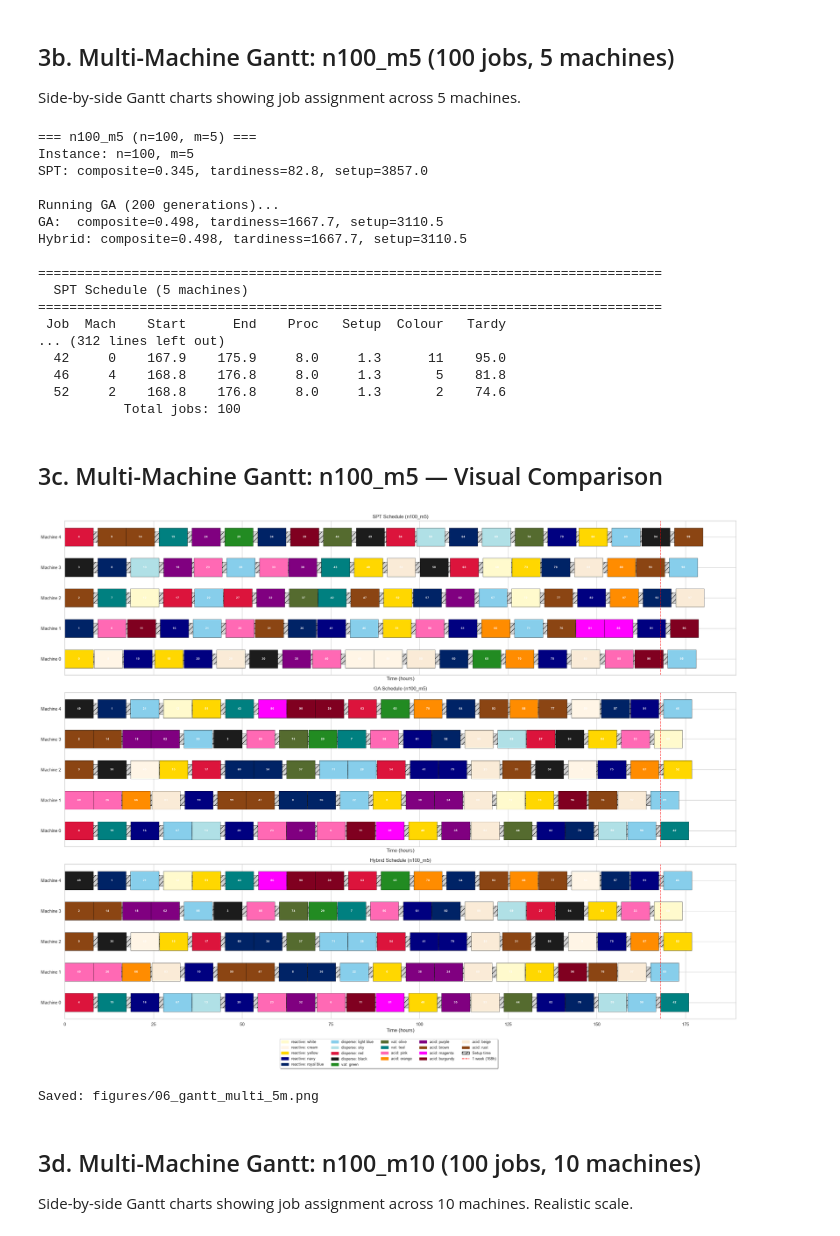
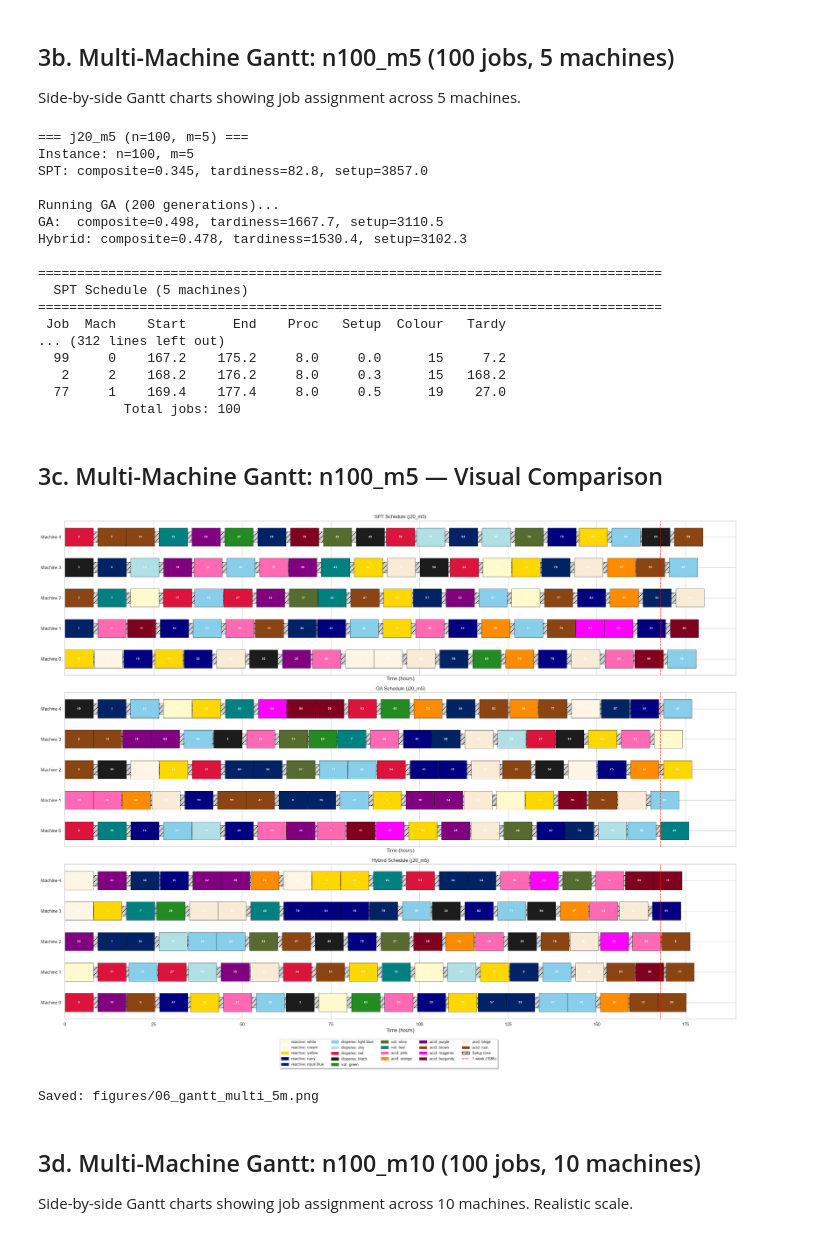
Before and after one commit to Gogula11/Dissertation, a Jupyter notebook: notebooks/06_visualisations.ipynb, the cells around one changed output. Cells and saved outputs as stored; diff of their text form; code cells hidden in the pictures.

```diff
--- a/notebooks/06_visualisations.ipynb
+++ b/notebooks/06_visualisations.ipynb
@@ -122,7 +122,7 @@ Saved: figures/06_gantt_comparison.png
 
 Side-by-side Gantt charts showing job assignment across 5 machines.
 # %%
-print('\n=== n100_m5 (n=100, m=5) ===')
+print('\n=== j20_m5 (n=100, m=5) ===')
 inst_5m = generate_instance(jobs_per_machine=20, m=5, seed=30)
 print(f'Instance: n={inst_5m["n"]}, m={inst_5m["m"]}')
 
@@ -152,39 +152,39 @@ print_schedule(extract_schedule(ga_result_5m['best_sigma'], inst_5m), 'GA Schedu
 if hybrid_result_5m is not None:
     print_schedule(extract_schedule(hybrid_result_5m['best_sigma'], inst_5m), 'Hybrid Schedule (5 machines)')
 # %% [output]
-=== n100_m5 (n=100, m=5) ===
+=== j20_m5 (n=100, m=5) ===
 Instance: n=100, m=5
 SPT: composite=0.345, tardiness=82.8, setup=3857.0
 
 Running GA (200 generations)...
 GA:  composite=0.498, tardiness=1667.7, setup=3110.5
-Hybrid: composite=0.498, tardiness=1667.7, setup=3110.5
+Hybrid: composite=0.478, tardiness=1530.4, setup=3102.3
 
 ================================================================================
   SPT Schedule (5 machines)
 ================================================================================
  Job  Mach    Start      End    Proc   Setup  Colour   Tardy
 ... (312 lines left out)
-  42     0    167.9    175.9     8.0     1.3      11    95.0
-  46     4    168.8    176.8     8.0     1.3       5    81.8
-  52     2    168.8    176.8     8.0     1.3       2    74.6
+  99     0    167.2    175.2     8.0     0.0      15     7.2
+   2     2    168.2    176.2     8.0     0.3      15   168.2
+  77     1    169.4    177.4     8.0     0.5      19    27.0
            Total jobs: 100
 # %% [markdown]
 ## 3c. Multi-Machine Gantt: n100_m5 — Visual Comparison
 # %%
 fig, axes = plt.subplots(3, 1, figsize=(24, 18), sharex=True)
 fig.subplots_adjust(top=0.95, hspace=0.35)
-plot_gantt(spt_result_5m['best_sigma'], inst_5m, title='SPT Schedule (n100_m5)', ax=axes[0], add_legend=False)
-plot_gantt(ga_result_5m['best_sigma'], inst_5m, title='GA Schedule (n100_m5)', ax=axes[1], add_legend=False)
+plot_gantt(spt_result_5m['best_sigma'], inst_5m, title='SPT Schedule (j20_m5)', ax=axes[0], add_legend=False)
+plot_gantt(ga_result_5m['best_sigma'], inst_5m, title='GA Schedule (j20_m5)', ax=axes[1], add_legend=False)
 if hybrid_result_5m is not None:
-    plot_gantt(hybrid_result_5m['best_sigma'], inst_5m, title='Hybrid Schedule (n100_m5)', ax=axes[2])
+    plot_gantt(hybrid_result_5m['best_sigma'], inst_5m, title='Hybrid Schedule (j20_m5)', ax=axes[2])
 
 plt.tight_layout()
 plt.savefig(os.path.join(root, 'figures/06_gantt_multi_5m.png'), dpi=150, bbox_inches='tight')
 plt.show()
 print('Saved: figures/06_gantt_multi_5m.png')
 # %% [output]
-[figure, old version]
+[figure, new version]
 Saved: figures/06_gantt_multi_5m.png
 # %% [markdown]
 ## 3d. Multi-Machine Gantt: n100_m10 (100 jobs, 10 machines)
```
Also changed, not shown: parts of 10 cells of this notebook, 29 other files.
